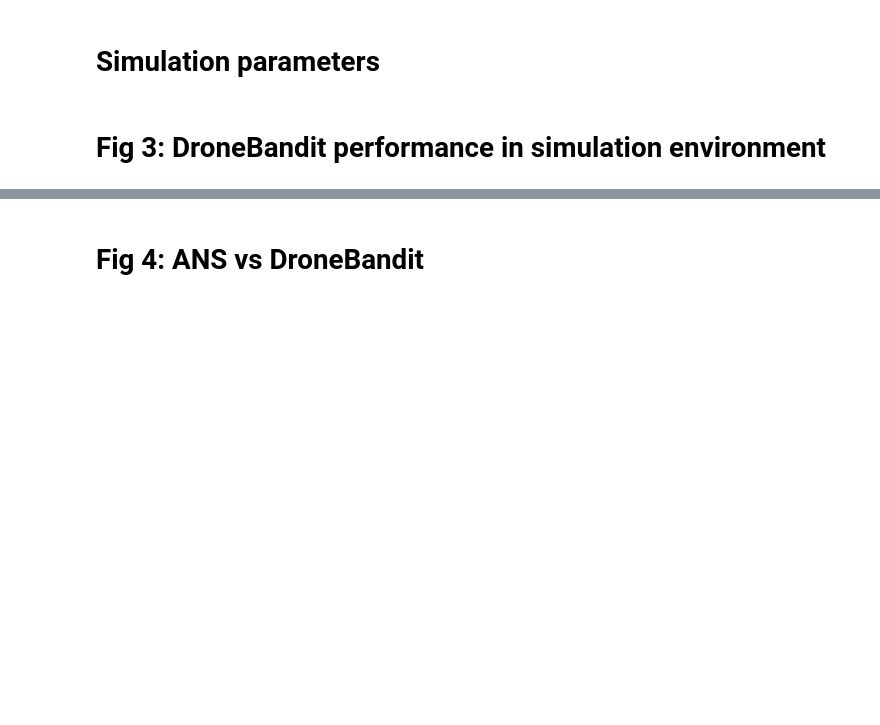
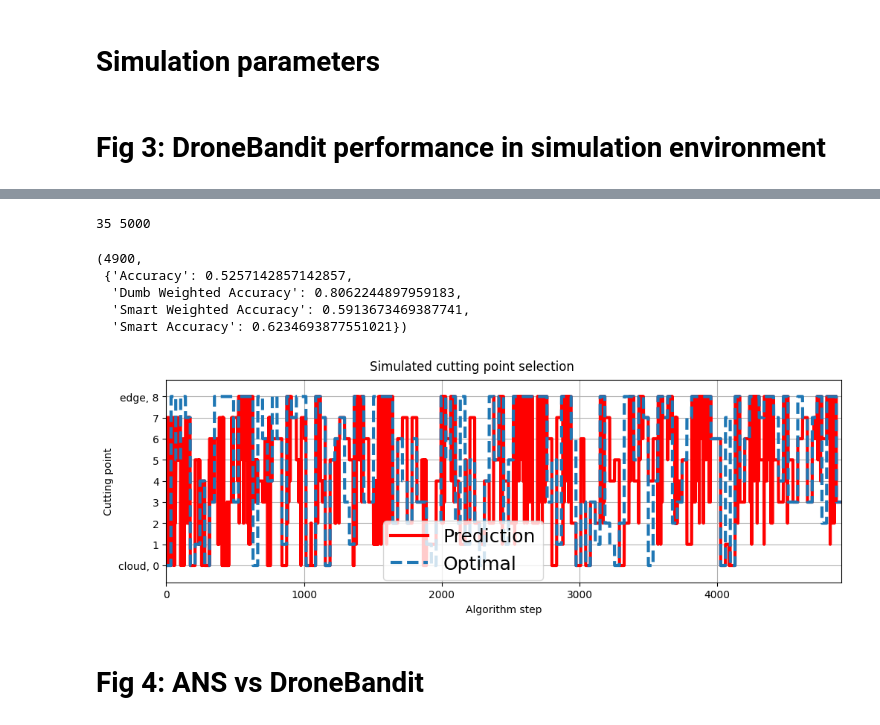
Before and after one commit to reds-heig/ECO4AI, a Jupyter notebook: DroneBandit/simulation_and_figs/figures.ipynb, the cells around one changed output, grey strips where cells are left out. Saved outputs shown, nothing was run; the diff lists cells and outputs as text; code cells hidden in the pictures; blank space fills up the shorter version.

```diff
--- a/DroneBandit/simulation_and_figs/figures.ipynb
+++ b/DroneBandit/simulation_and_figs/figures.ipynb
@@ -67,3 +70,28 @@ len(target_ps), DroneBandit.compute_metrics(P, target_ps, ps, true_rankings)
+# %%
+from scenarios.utils import generate_scenario
+params['DELAYS_MAGNITUDE'] = -3
+scenario = generate_scenario(
+    sigma=params['ANS_SIGMA'],
+    length=5000,
+    n_ticks=140,
+    P=P,
+    min_d_edge=10e-3,
+    max_d_edge=48e-3,
+    min_d_serv=10e-3,
+    max_d_serv=48e-3,
+    seed=23,
+)
+cutting_points, target_cutting_points, true_cp_rankings, system_params = DroneBandit.run_scenario('contextVector9.csv', scenario, params)
+DroneBandit.plot_scenario(cutting_points, target_cutting_points, true_cp_rankings, P, linewidth=3)
+len(target_cutting_points), DroneBandit.compute_metrics(P, target_cutting_points, cutting_points, true_cp_rankings)
+# %% [output]
+35 5000
+(4900,
+ {'Accuracy': 0.5257142857142857,
+  'Dumb Weighted Accuracy': 0.8062244897959183,
+  'Smart Weighted Accuracy': 0.5913673469387741,
+  'Smart Accuracy': 0.6234693877551021})
+[figure, added]
 # %% [markdown]
 # Fig 4: ANS vs DroneBandit
 # %%
```
Also changed, not shown: parts of 7 cells of this notebook, 6 other files.
